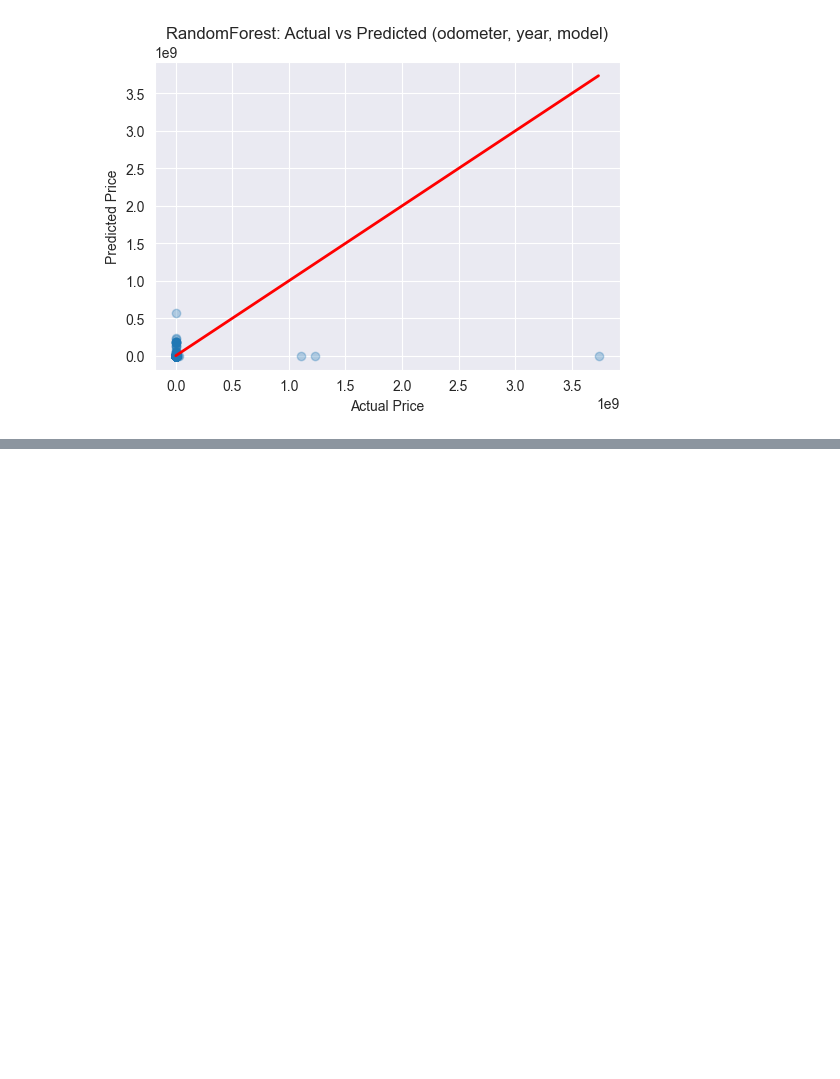
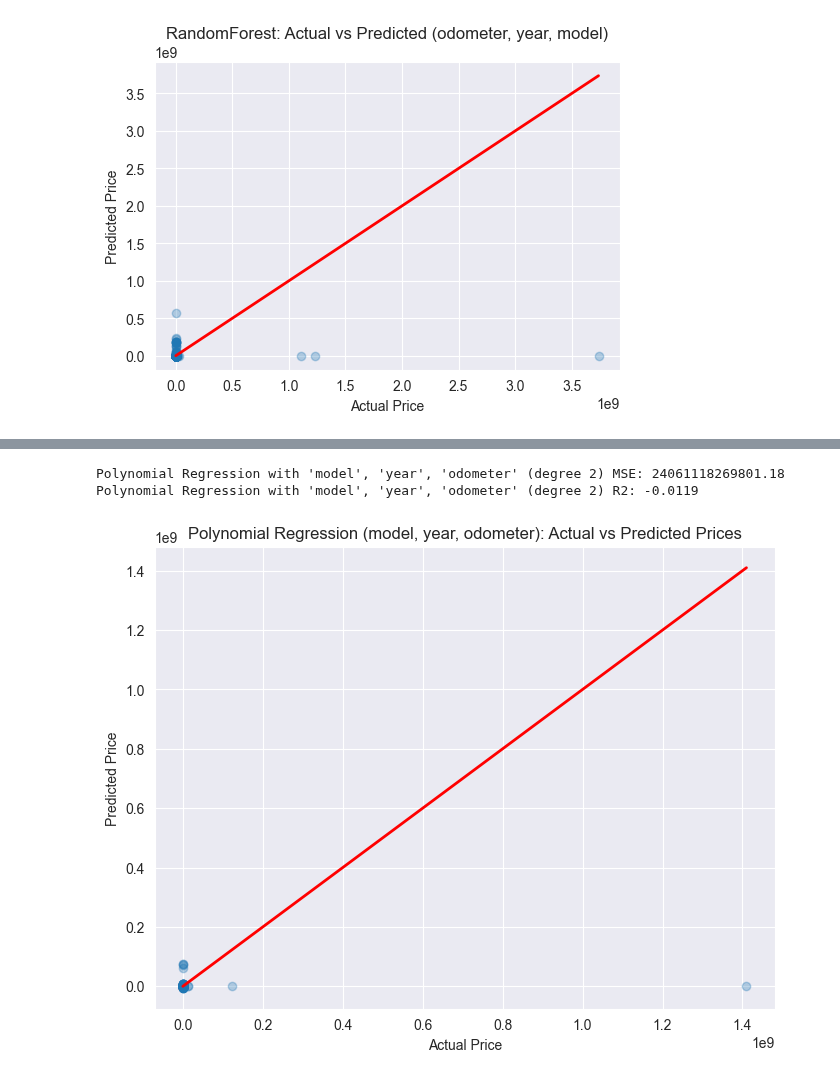
Before and after one commit to licyambrose/carpriceproject, a Jupyter notebook: used_car_price.ipynb, the cells around one changed output, grey strips where cells are left out. Saved outputs shown, nothing was run; the diff lists cells and outputs as text; code cells hidden in the pictures; blank space fills up the shorter version.

```diff
--- a/used_car_price.ipynb
+++ b/used_car_price.ipynb
@@ -839,0 +819,77 @@ Polynomial Regression Feature Importances:
+# %%
+from sklearn.preprocessing import PolynomialFeatures, StandardScaler, OneHotEncoder
+from sklearn.linear_model import LinearRegression
+from sklearn.model_selection import train_test_split
+from sklearn.metrics import mean_squared_error, r2_score
+import pandas as pd
+import matplotlib.pyplot as plt
+from sklearn.compose import ColumnTransformer
+from sklearn.pipeline import Pipeline
+
+# Load cleaned data
+data = pd.read_csv('data/vehicles_cleaned.csv')
+
+# Prepare features and target
+features = ['model', 'year', 'odometer']
+X = data[features].copy()
+y = data['price'].copy()
+
+# Convert columns to appropriate types
+X['year'] = pd.to_numeric(X['year'], errors='coerce')
+X['odometer'] = pd.to_numeric(X['odometer'], errors='coerce')
+y = pd.to_numeric(y, errors='coerce')
+
+# Drop rows with missing values in the selected features or target
+X.dropna(inplace=True)
+y = y[X.index]
+
+# Define preprocessing for numeric and categorical features
+numeric_features = ['year', 'odometer']
+categorical_features = ['model']
+
+# Create preprocessing pipelines for both numeric and categorical data
+# OneHotEncoder will create a lot of features for 'model'.
+# We'll limit the number of categories by taking the top 20 most frequent models.
+top_models = X['model'].value_counts().nlargest(20).index
+X['model'] = X['model'].where(X['model'].isin(top_models), 'Other')
+
+
+numeric_transformer = StandardScaler()
+categorical_transformer = OneHotEncoder(handle_unknown='ignore')
+
+preprocessor = ColumnTransformer(
+    transformers=[
+        ('num', numeric_transformer, numeric_features),
+        ('cat', categorical_transformer, categorical_features)])
+
+# Create a pipeline that first preprocesses the data, then applies polynomial features, and then fits a linear regression model.
+poly_reg_pipeline = Pipeline(steps=[('preprocessor', preprocessor),
+                                    ('poly', PolynomialFeatures(degree=2, include_bias=False)),
+                                    ('regressor', LinearRegression())])
+
+# Train/test split
+X_train, X_test, y_train, y_test = train_test_split(X, y, test_size=0.2, random_state=42)
+
+# Fit the pipeline
+poly_reg_pipeline.fit(X_train, y_train)
+
+# Predict and evaluate
+y_pred = poly_reg_pipeline.predict(X_test)
+mse = mean_squared_error(y_test, y_pred)
+r2 = r2_score(y_test, y_pred)
+print(f"Polynomial Regression with 'model', 'year', 'odometer' (degree 2) MSE: {mse:.2f}")
+print(f"Polynomial Regression with 'model', 'year', 'odometer' (degree 2) R2: {r2:.4f}")
+
+# Plot actual vs predicted prices
+plt.figure(figsize=(8, 6))
+plt.scatter(y_test, y_pred, alpha=0.3)
+plt.xlabel('Actual Price')
+plt.ylabel('Predicted Price')
+plt.title('Polynomial Regression (model, year, odometer): Actual vs Predicted Prices')
+plt.plot([y_test.min(), y_test.max()], [y_test.min(), y_test.max()], color='red', lw=2)
+plt.grid(True)
+plt.show()
+# %% [output]
+Polynomial Regression with 'model', 'year', 'odometer' (degree 2) MSE: 24061118269801.18
+Polynomial Regression with 'model', 'year', 'odometer' (degree 2) R2: -0.0119
+[figure, added]
```
Also changed, not shown: parts of 1 cell of this notebook.
